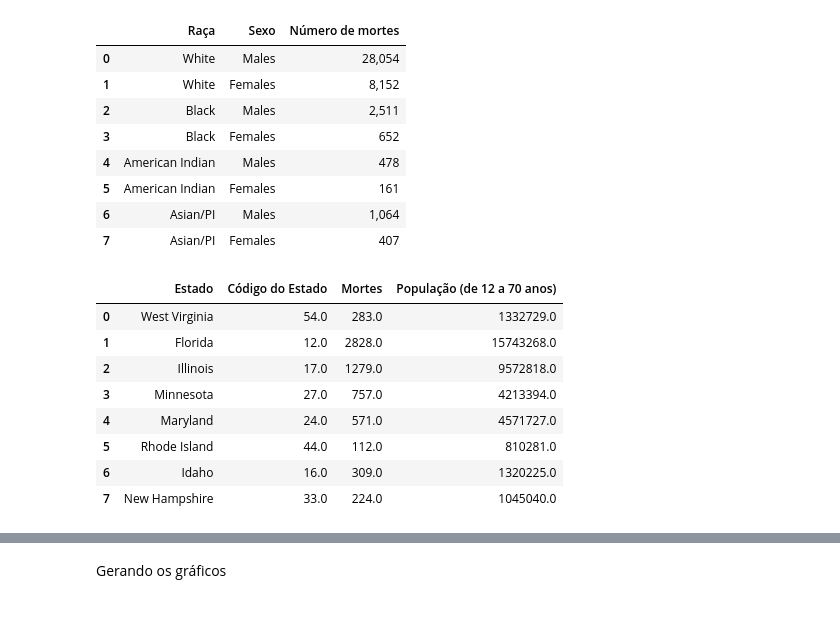
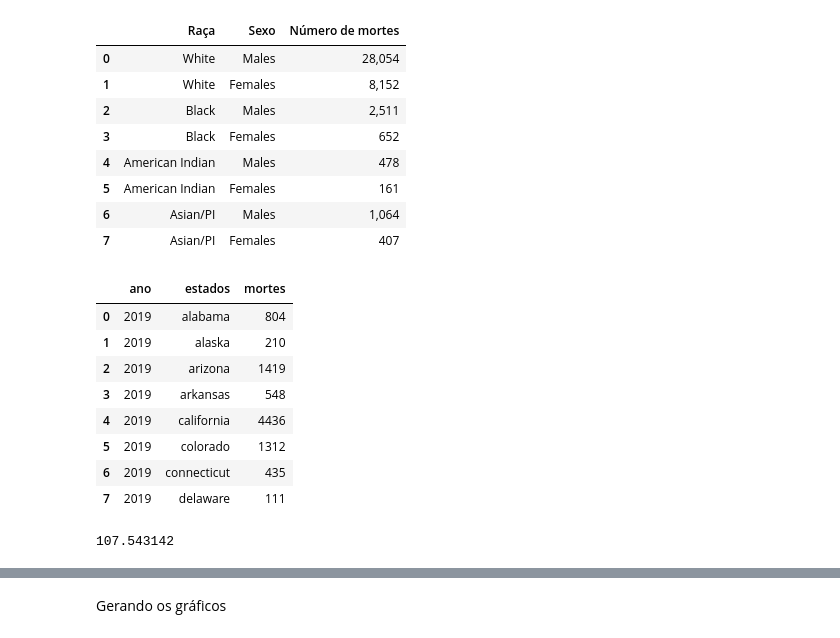
Before and after one commit to brunabellini/Projeto_FaleSobre, a Jupyter notebook: Caderno Jupyter- Grupo 6.ipynb, the cells around one changed output, grey strips where cells are left out. Cells and saved outputs as stored; diff of their text form; code cells hidden in the pictures.

```diff
--- a/Caderno Jupyter- Grupo 6.ipynb
+++ b/Caderno Jupyter- Grupo 6.ipynb
@@ -794,31 +794,39 @@ df
 | 5 | American Indian | Females | 161 |
 | 6 | Asian/PI | Males | 1,064 |
 | 7 | Asian/PI | Females | 407 |
-# %%
-# Gráfico 5
-
-df = pd.read_excel(r'./Data/Tabela 4.xlsx')
-
-# Removendo as colunas desnecessários;
-df = df.drop(columns=['Crude Rate','YPLL','YPLL Crude Rate','YPLL Calculated Year','appliedFilters'])
-
-# Removendo uma linha que não possui informações;
-df = df.drop(51)
-
-# Troca dos nomes das colunas, pois 'Population' e 'Deaths' estavam trocados
-df.rename(columns={'Population': 'Mortes'}, inplace = True)
-df.rename(columns={'Deaths': 'População (de 12 a 70 anos)'}, inplace = True)
-
-# Renomeando as outras colunas
-df.rename(columns={'State Name': 'Estado','State FIPS': 'Código do Estado'}, inplace = True)
-df.head(8)
-# %% [output]
-|  | Estado | Código do Estado | Mortes | População (de 12 a 70 anos) |
-| 0 | West Virginia | 54.0 | 283.0 | 1332729.0 |
-| 1 | Florida | 12.0 | 2828.0 | 15743268.0 |
-| 2 | Illinois | 17.0 | 1279.0 | 9572818.0 |
-| 3 | Minnesota | 27.0 | 757.0 | 4213394.0 |
-| 4 | Maryland | 24.0 | 571.0 | 4571727.0 |
-| 5 | Rhode Island | 44.0 | 112.0 | 810281.0 |
-| 6 | Idaho | 16.0 | 309.0 | 1320225.0 |
-| 7 | New Hampshire | 33.0 | 224.0 | 1045040.0 |
+# %%
+# Gráfico 5
+
+suicidios_eua_19 = pd.read_csv(r'./Data/csv.csv')
+
+suicidios_eua_19 = suicidios_eua_19.drop(columns=['URL', 'RATE'])
+
+suicidios_eua_19.rename(columns={'YEAR': 'ano'}, inplace = True)
+suicidios_eua_19.rename(columns={'STATE': 'estados'}, inplace = True)
+suicidios_eua_19.rename(columns={'DEATHS': 'mortes'}, inplace = True)
+
+suicidios_eua_19.head(8)
+# %% [output]
+|  | ano | estados | mortes |
+| 0 | 2019 | alabama | 804 |
+| 1 | 2019 | alaska | 210 |
+| 2 | 2019 | arizona | 1419 |
+| 3 | 2019 | arkansas | 548 |
+| 4 | 2019 | california | 4436 |
+| 5 | 2019 | colorado | 1312 |
+| 6 | 2019 | connecticut | 435 |
+| 7 | 2019 | delaware | 111 |
+# %%
+#calculo da mortes por estado com o número de a cada 1000000
+def conta_mortos(x, y):
+    return (x/100000)*y
+
+def main():
+    a = float( input("população: ") )
+    b = float( input("porcentagem: ") )
+    c = conta_mortos(a,b)
+    print(c)
+
+main()
+# %% [output]
+107.543142
```
Also changed, not shown: parts of 29 cells of this notebook, 7 other files.
